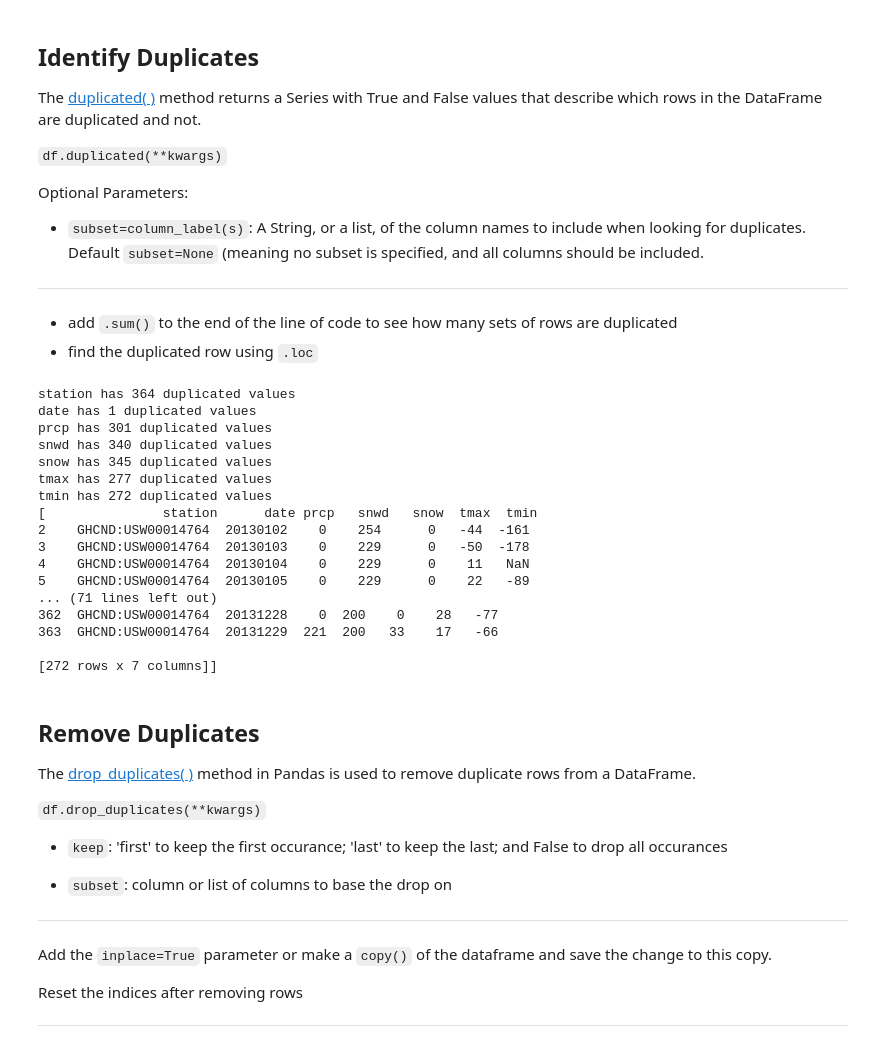
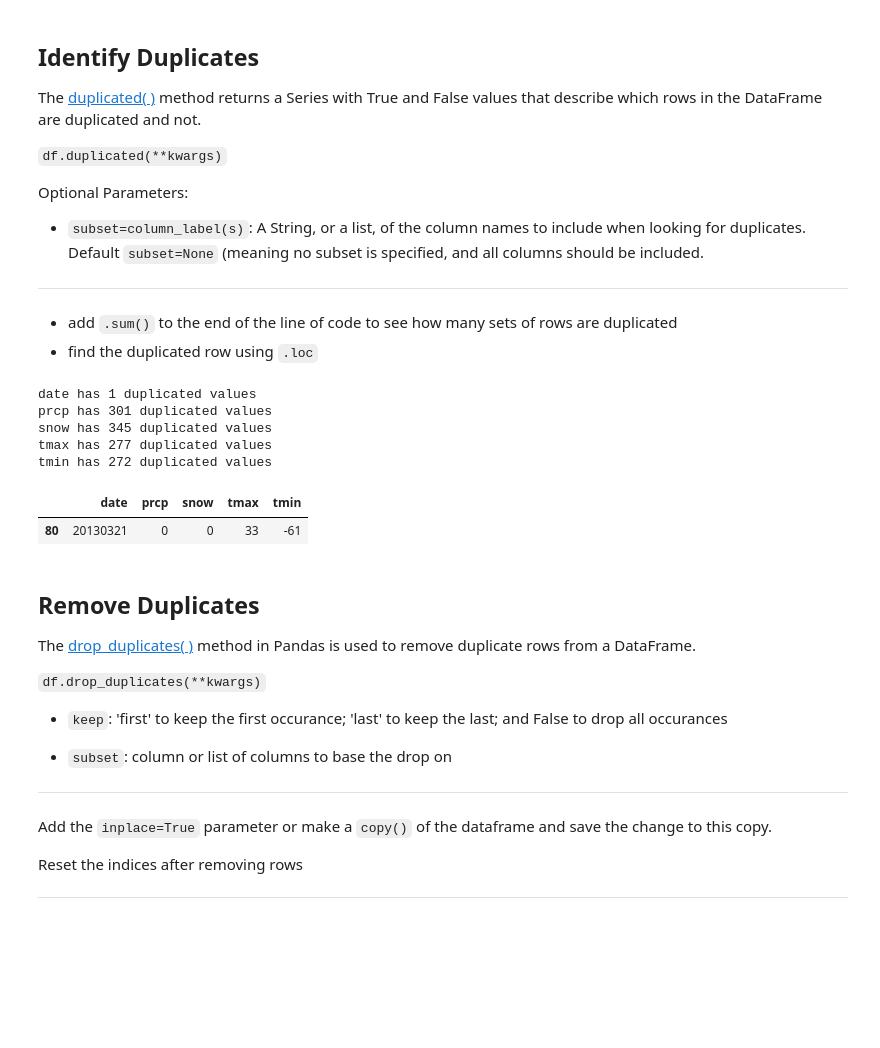
Before and after one commit to Quilhar/DataAnalytics, a Jupyter notebook: pandas/2_5_Pd_CleaningData.ipynb, the cells around one changed output. Drawn from its saved outputs; the diff is of its cells as text; code cells hidden in the pictures; blank space fills up the shorter version.

```diff
--- a/pandas/2_5_Pd_CleaningData.ipynb
+++ b/pandas/2_5_Pd_CleaningData.ipynb
@@ -250,33 +263,18 @@ Optional Parameters:
 * add `.sum()` to the end of the line of code to see how many sets of rows are duplicated
 * find the duplicated row using `.loc`
 # %%
-# get the index of the row that is a duplicate of the previous row(s)
-duplicated_rows = []
-for i in df_new.columns:
-    print(f"{i} has {df_new[i].duplicated().sum()} duplicated values")
-# there is one duplicate date, get the index of that
-    if df_new[i].duplicated().sum() > 0:
-        duplicated_rows.append(df_new.loc[df_new.duplicated(subset = i)])
+# look for duplicated values in each of the columns
 
-print(duplicated_rows)
+duplicated_values = pdlib.find_duplicated_values(df_new)
+duplicated_values['date']
 # %% [output]
-station has 364 duplicated values
 date has 1 duplicated values
 prcp has 301 duplicated values
-snwd has 340 duplicated values
 snow has 345 duplicated values
 tmax has 277 duplicated values
 tmin has 272 duplicated values
-[               station      date prcp   snwd   snow  tmax  tmin
-2    GHCND:USW00014764  20130102    0    254      0   -44  -161
-3    GHCND:USW00014764  20130103    0    229      0   -50  -178
-4    GHCND:USW00014764  20130104    0    229      0    11   NaN
-5    GHCND:USW00014764  20130105    0    229      0    22   -89
-... (71 lines left out)
-362  GHCND:USW00014764  20131228    0  200    0    28   -77
-363  GHCND:USW00014764  20131229  221  200   33    17   -66
-
-[272 rows x 7 columns]]
+|  | date | prcp | snow | tmax | tmin |
+| 80 | 20130321 | 0 | 0 | 33 | -61 |
 # %% [markdown]
 ## Remove Duplicates
 
```
Also changed, not shown: parts of 7 cells of this notebook, 1 other file.
